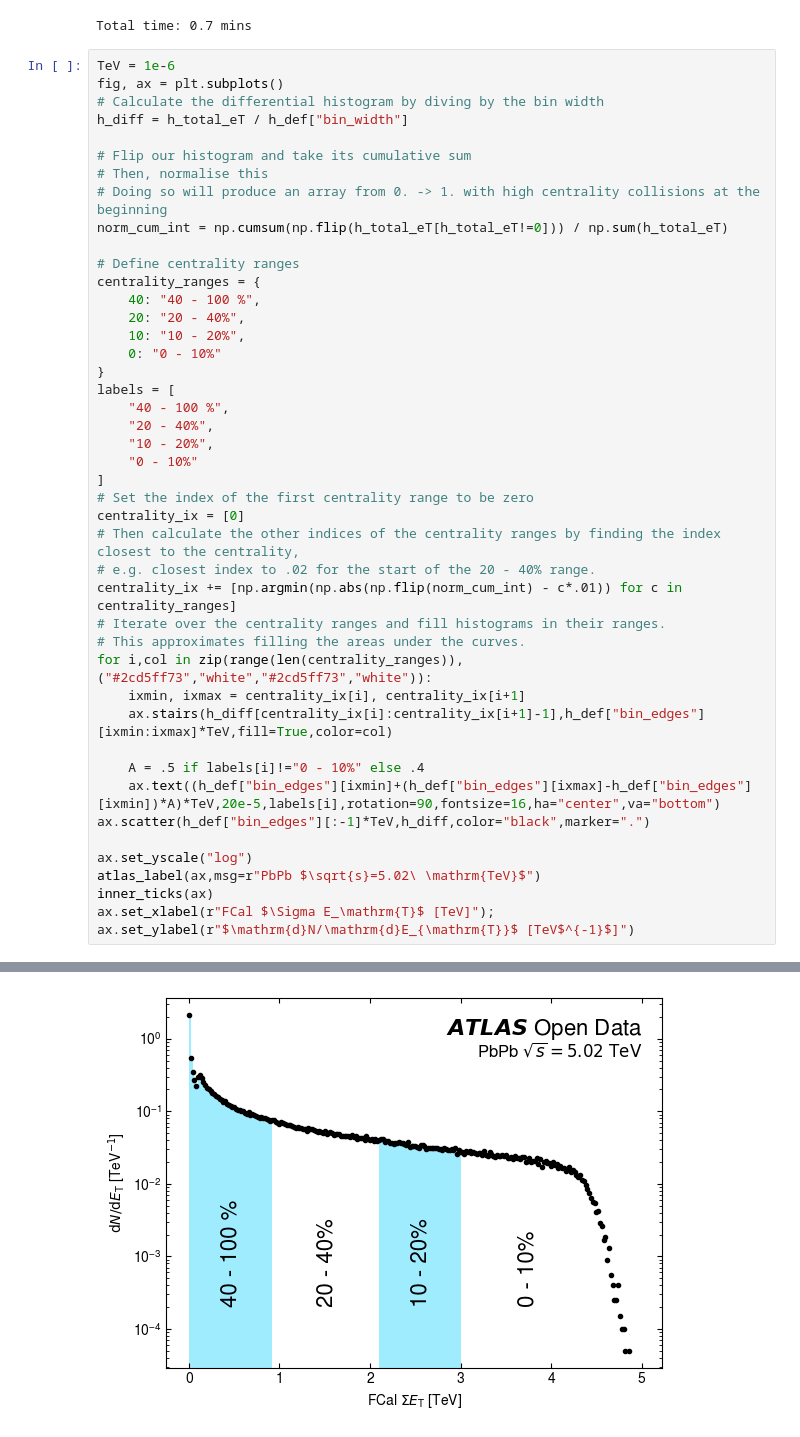
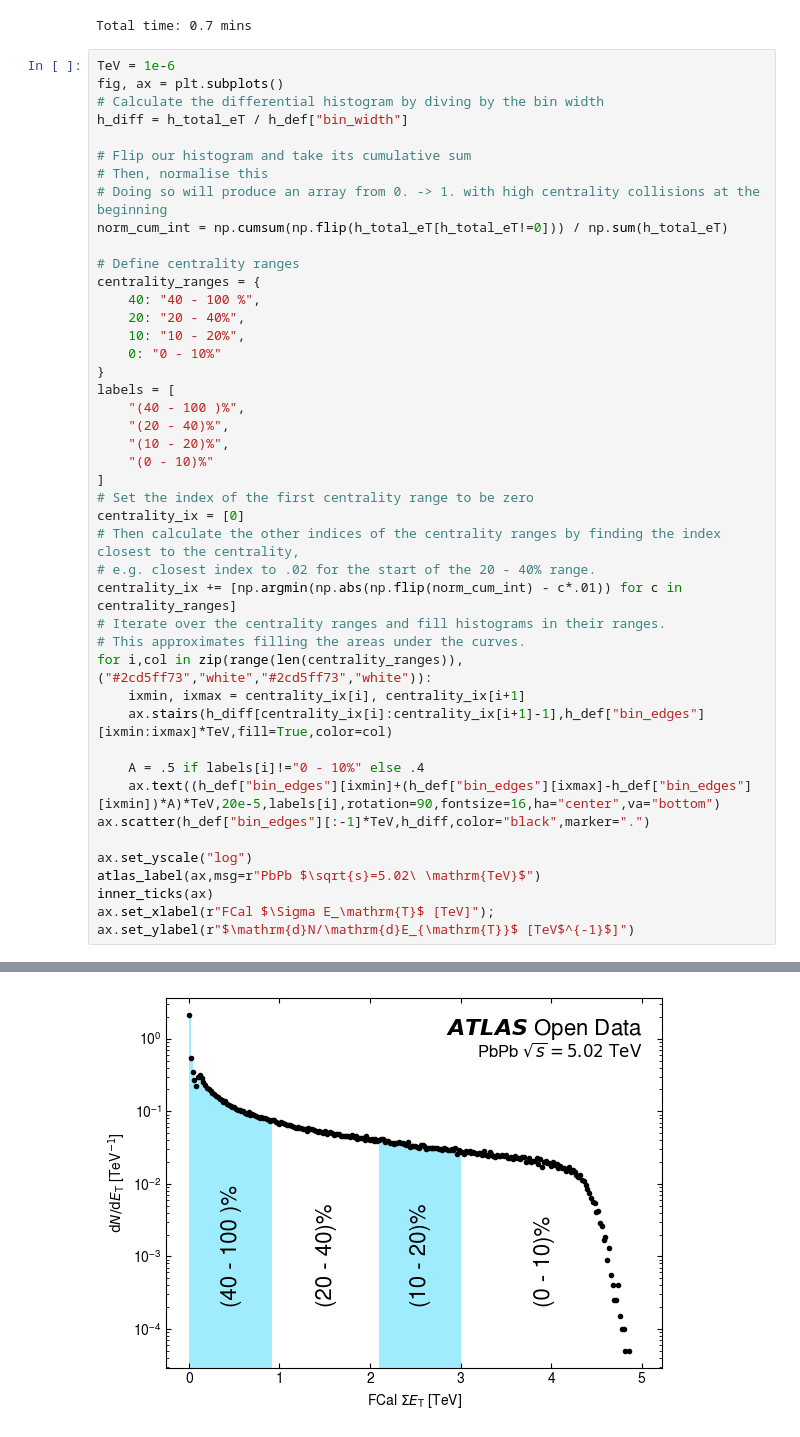
Before and after one commit to rjackson-lancs/notebooks-collection-opendata, a Jupyter notebook: for-research/heavy-ion-hard-probes/minbias_centrality.ipynb, the cells around one changed output, grey strips where cells are left out. Saved outputs shown, nothing was run; the diff lists cells and outputs as text.

```diff
--- a/for-research/heavy-ion-hard-probes/minbias_centrality.ipynb
+++ b/for-research/heavy-ion-hard-probes/minbias_centrality.ipynb
@@ -152,35 +152,35 @@ norm_cum_int = np.cumsum(np.flip(h_total_eT[h_total_eT!=0])) / np.sum(h_total_eT
 # Define centrality ranges
 centrality_ranges = {
     40: "40 - 100 %",
     20: "20 - 40%",
     10: "10 - 20%",
     0: "0 - 10%"
 }
 labels = [
-    "40 - 100 %",
-    "20 - 40%",
-    "10 - 20%",
-    "0 - 10%"
+    "(40 - 100 )%",
+    "(20 - 40)%",
+    "(10 - 20)%",
+    "(0 - 10)%"
 ]
 # Set the index of the first centrality range to be zero
 centrality_ix = [0]
 # Then calculate the other indices of the centrality ranges by finding the index closest to the centrality,
 # e.g. closest index to .02 for the start of the 20 - 40% range.
 centrality_ix += [np.argmin(np.abs(np.flip(norm_cum_int) - c*.01)) for c in centrality_ranges]
 # Iterate over the centrality ranges and fill histograms in their ranges.
 # This approximates filling the areas under the curves.
 for i,col in zip(range(len(centrality_ranges)),("#2cd5ff73","white","#2cd5ff73","white")):
     ixmin, ixmax = centrality_ix[i], centrality_ix[i+1]
     ax.stairs(h_diff[centrality_ix[i]:centrality_ix[i+1]-1],h_def["bin_edges"][ixmin:ixmax]*TeV,fill=True,color=col)
 
     A = .5 if labels[i]!="0 - 10%" else .4
     ax.text((h_def["bin_edges"][ixmin]+(h_def["bin_edges"][ixmax]-h_def["bin_edges"][ixmin])*A)*TeV,20e-5,labels[i],rotation=90,fontsize=16,ha="center",va="bottom")
 ax.scatter(h_def["bin_edges"][:-1]*TeV,h_diff,color="black",marker=".")
 
 ax.set_yscale("log")
 atlas_label(ax,msg=r"PbPb $\sqrt{s}=5.02\ \mathrm{TeV}$")
 inner_ticks(ax)
 ax.set_xlabel(r"FCal $\Sigma E_\mathrm{T}$ [TeV]"); ax.set_ylabel(r"$\mathrm{d}N/\mathrm{d}E_{\mathrm{T}}$ [TeV$^{-1}$]")
 # %% [output]
 Text(0, 0.5, '$\\mathrm{d}N/\\mathrm{d}E_{\\mathrm{T}}$ [TeV$^{-1}$]')
-[figure, old version]
+[figure, new version]
```
